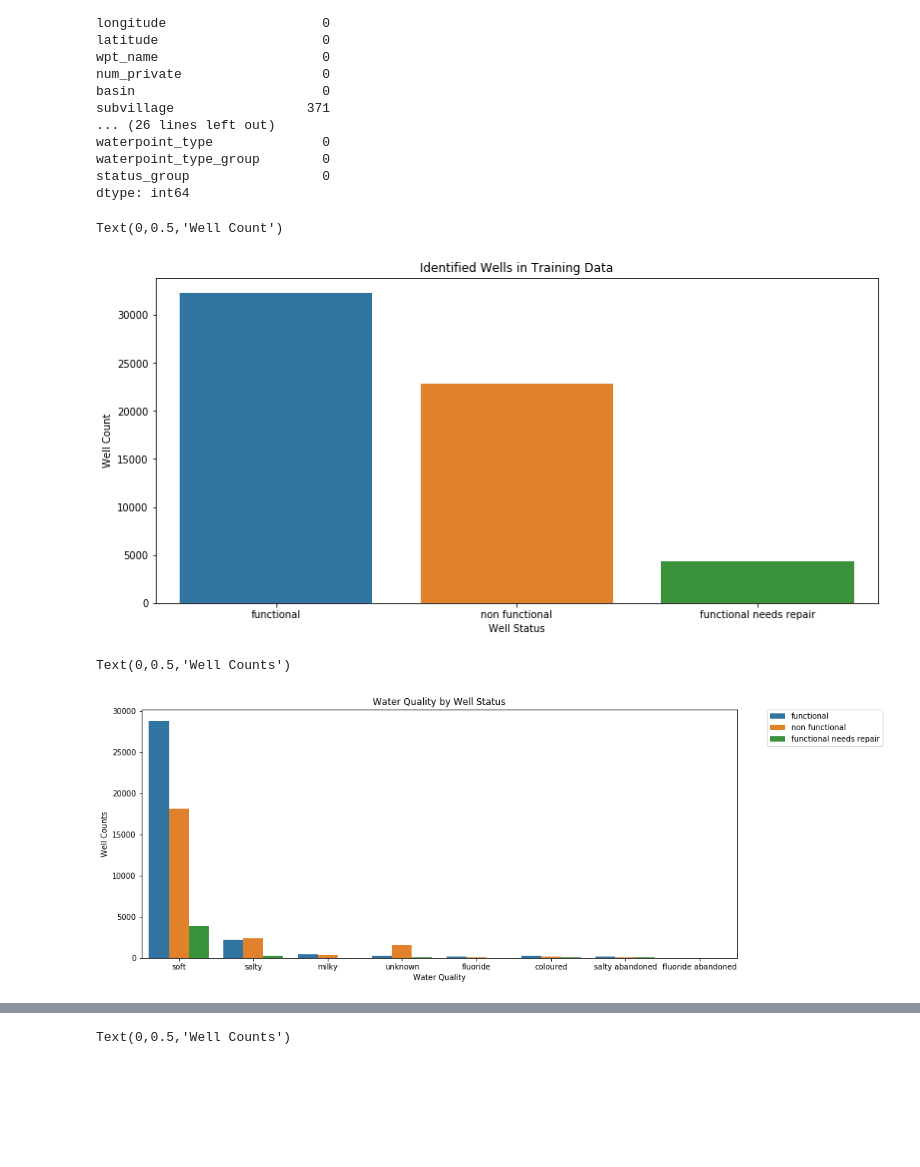
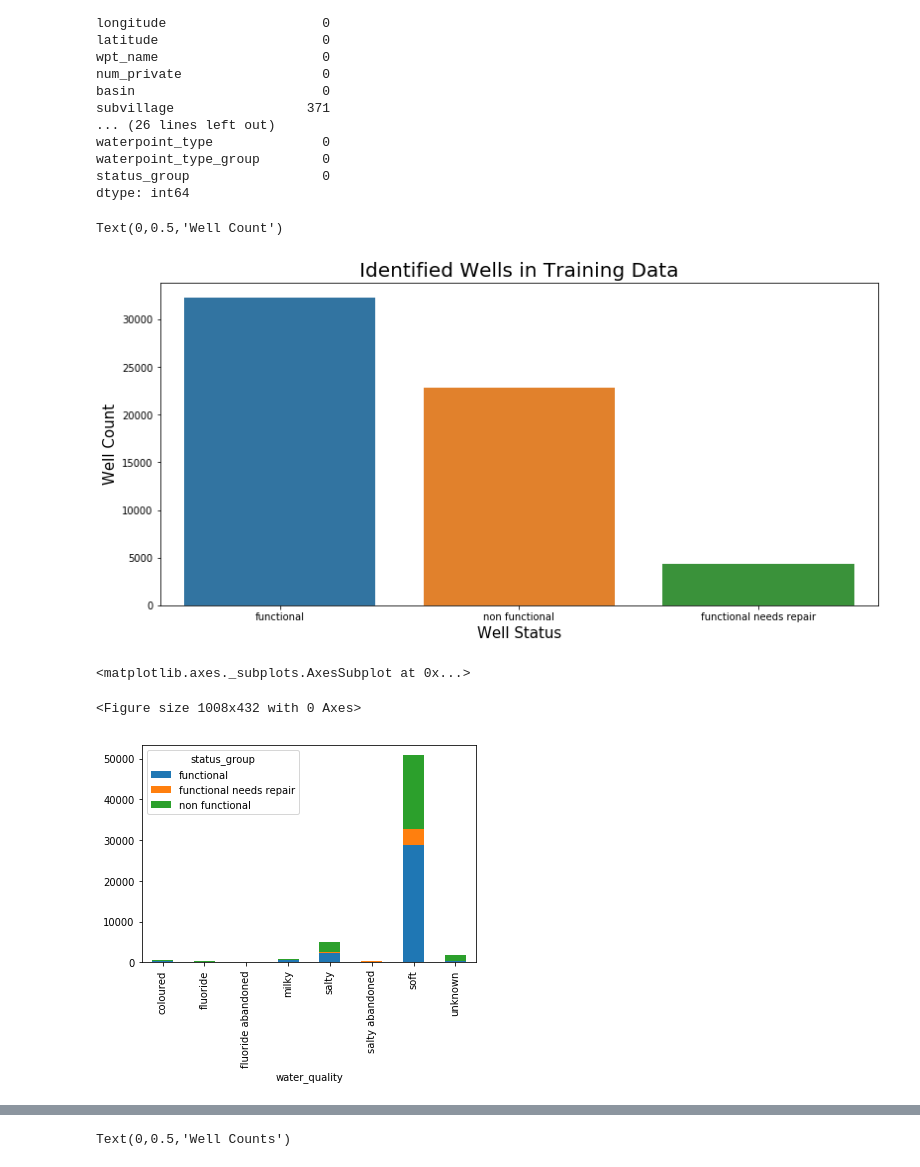
Before and after one commit to roweyerboat/Pump_It_Up_MLProject, a Jupyter notebook: Tanzania Wells EDA and Cleaning.ipynb, the cells around one changed output, grey strips where cells are left out. Saved outputs shown, nothing was run; the diff lists cells and outputs as text; code cells hidden in the pictures; blank space fills up the shorter version.

```diff
--- a/Tanzania Wells EDA and Cleaning.ipynb
+++ b/Tanzania Wells EDA and Cleaning.ipynb
@@ -198,24 +188,27 @@ dtype: int64
 plt.figure(figsize=(13,6))
 sns.countplot(df.status_group)
 df.status_group.value_counts()
-plt.title("Identified Wells in Training Data")
-plt.xlabel("Well Status")
-plt.ylabel("Well Count")
+plt.title("Identified Wells in Training Data", fontsize=20)
+plt.xlabel("Well Status", fontsize=15)
+plt.ylabel("Well Count", fontsize=15)
 # %% [output]
 Text(0,0.5,'Well Count')
-[figure, old version]
+[figure, new version]
 # %%
 # Visualizing the water quality based on well status
+df_plot = df.groupby(['water_quality', 'status_group']).size().reset_index().pivot(columns='status_group', index='water_quality', values=0)
 plt.figure(figsize=(14,6))
-sns.countplot(data=df, x='water_quality', hue='status_group')
-plt.legend(bbox_to_anchor=(1.05, 1),loc=2, borderaxespad=0.)
-df.water_quality.value_counts()
-plt.title("Water Quality by Well Status")
-plt.xlabel("Water Quality")
-plt.ylabel("Well Counts")
+df_plot.plot(kind='bar', stacked=True)
+#sns.countplot(data=df, x='water_quality', hue='status_group', stacked=True)
+#plt.legend(bbox_to_anchor=(1.05, 1),loc=2, borderaxespad=0.)
+#df.water_quality.value_counts()
+#plt.title("Water Quality by Well Status")
+#plt.xlabel("Water Quality")
+#plt.ylabel("Well Counts")
 # %% [output]
-Text(0,0.5,'Well Counts')
+<matplotlib.axes._subplots.AxesSubplot at 0x...>
+<Figure size 1008x432 with 0 Axes>
-[figure, old version]
+[figure, new version]
 # %%
 # Visualizing based on regions
 plt.figure(figsize=(24,9))
```
Also changed, not shown: parts of 9 cells of this notebook.
